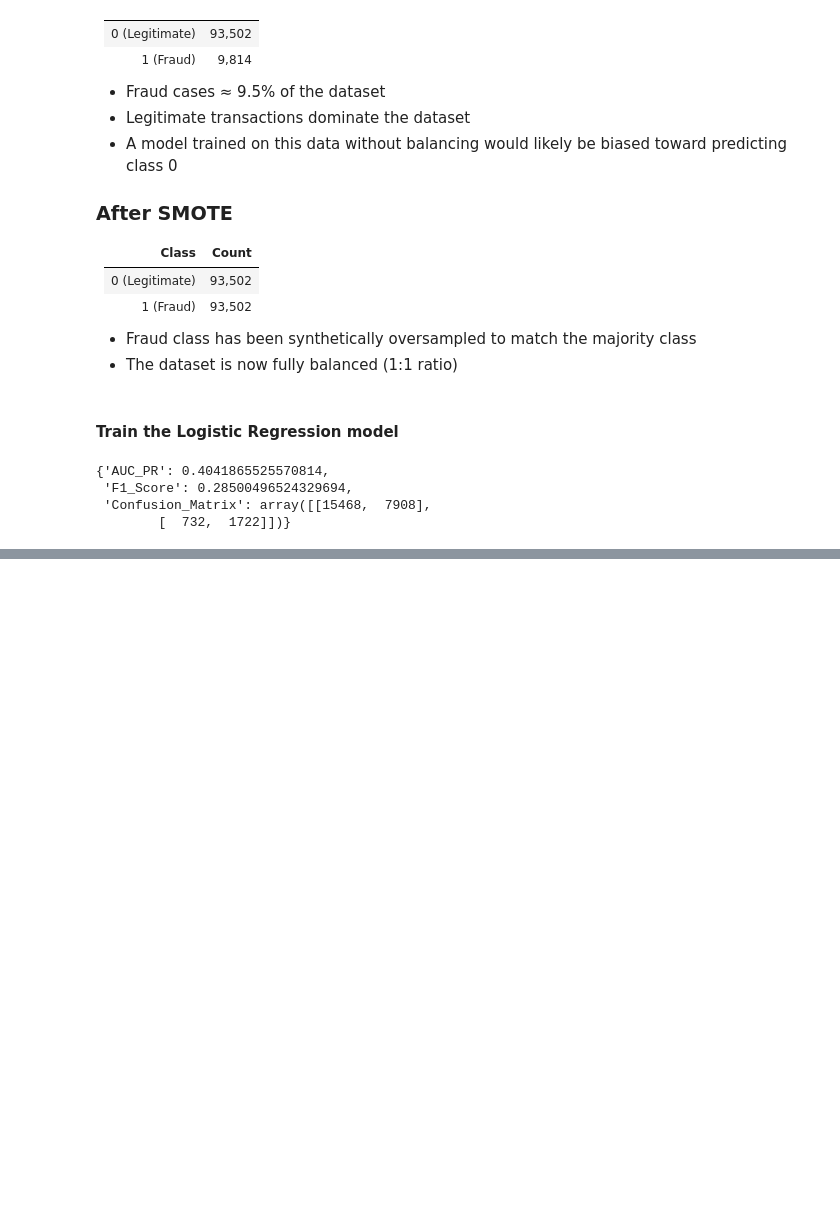
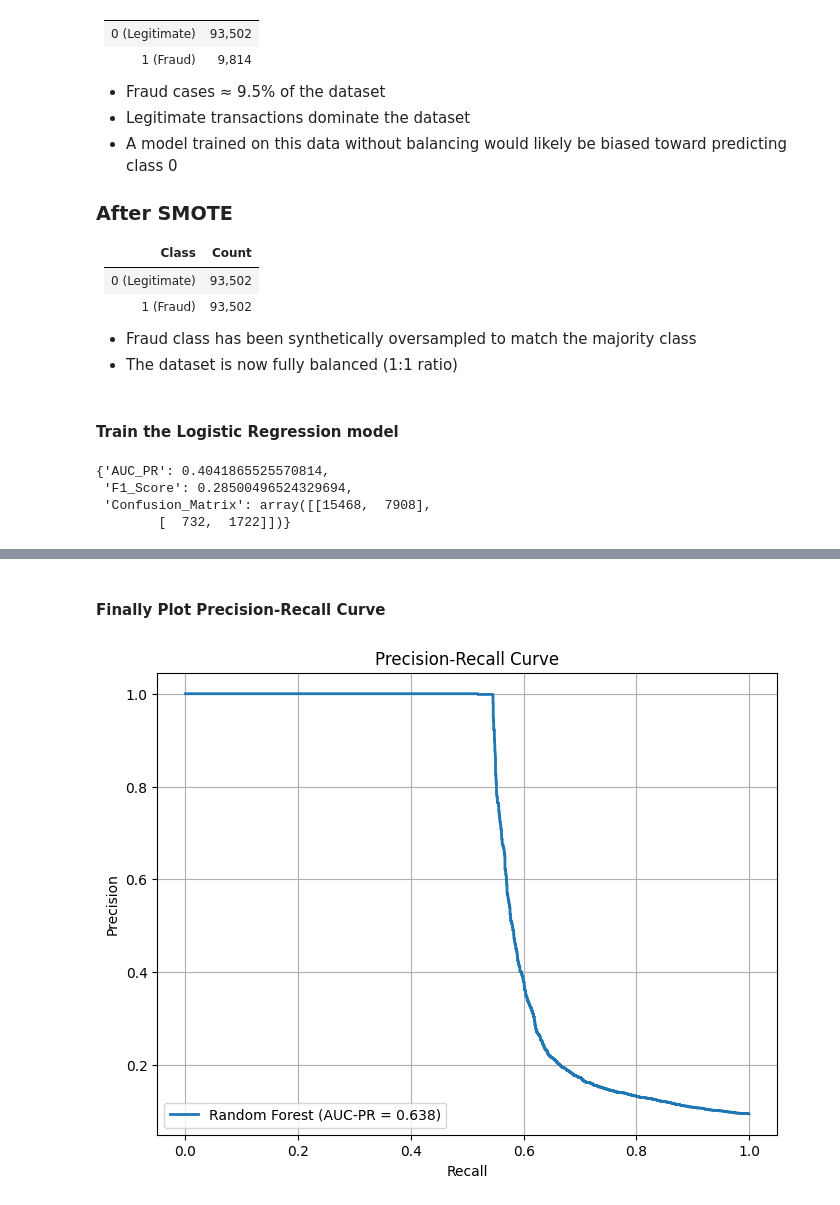
Before and after one commit to yenguandroid/fraud-detection, a Jupyter notebook: notebooks/modeling.ipynb, the cells around one changed output, grey strips where cells are left out. Drawn from its saved outputs; the diff is of its cells as text; code cells hidden in the pictures; blank space fills up the shorter version.

```diff
--- a/notebooks/modeling.ipynb
+++ b/notebooks/modeling.ipynb
@@ -289,0 +424,4 @@ it is correct only about 18% of the time. Indicates many false alarms.
+# %%
+y_scores = rf_model.predict_proba(
+    X_test_processed
+)[:, 1]
@@ -289,0 +430,29 @@ it is correct only about 18% of the time. Indicates many false alarms.
+# %%
+from sklearn.metrics import precision_recall_curve
+
+precision, recall, thresholds = precision_recall_curve(
+    y_test,
+    y_scores
+)
+# %% [markdown]
+#### Finally Plot Precision-Recall Curve
+# %%
+plt.figure(figsize=(8,6))
+
+plt.plot(
+    recall,
+    precision,
+    linewidth=2,
+    label=f"Random Forest (AUC-PR = {rf_results['AUC_PR']:.3f})"
+)
+
+plt.xlabel("Recall")
+plt.ylabel("Precision")
+plt.title("Precision-Recall Curve")
+
+plt.legend()
+plt.grid(True)
+
+plt.show()
+# %% [output]
+[figure, added]
```
Also changed, not shown: parts of 59 cells of this notebook, 1 other file.
